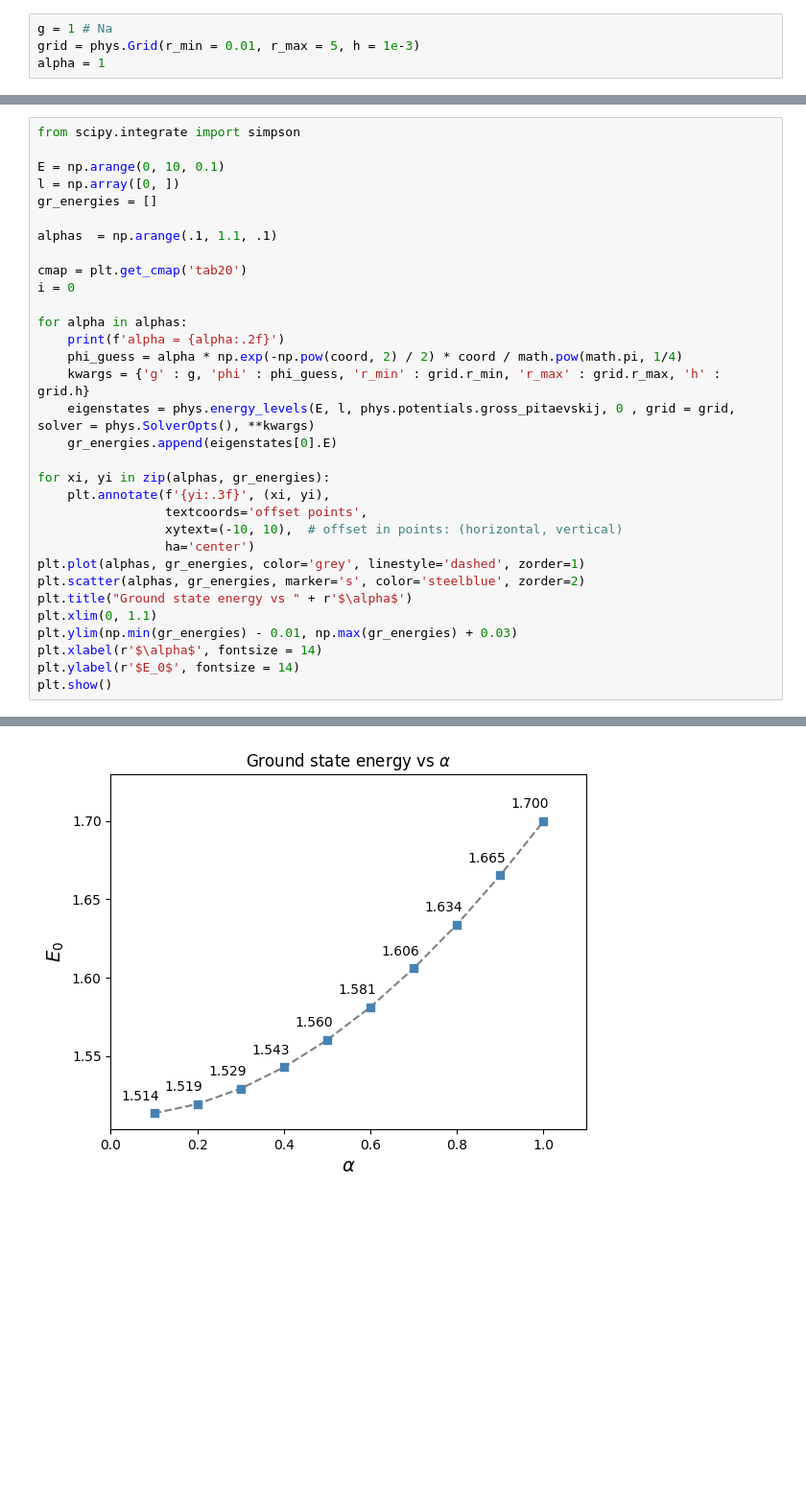
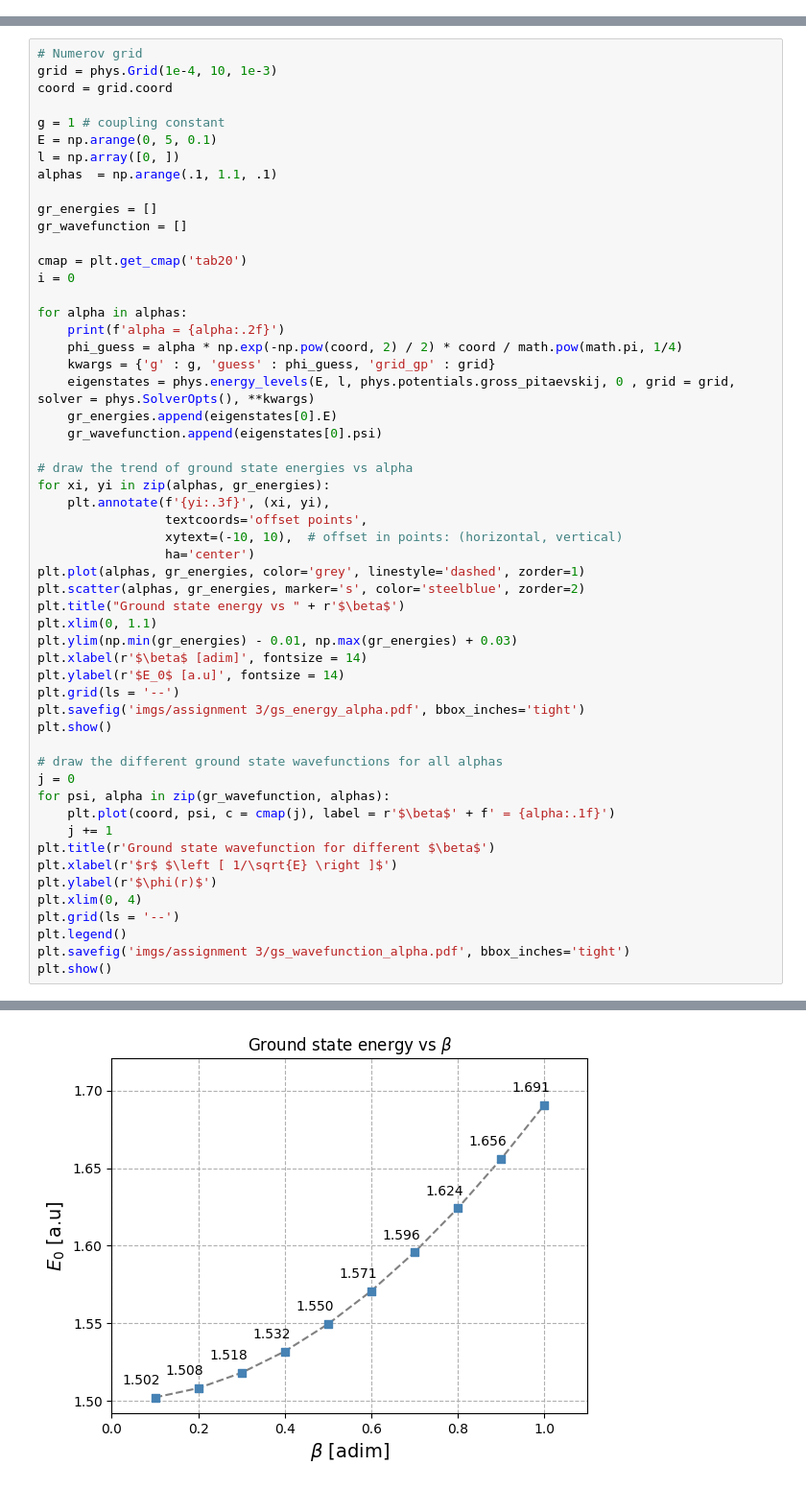
Before and after one commit to ihategoto/physipy, a Jupyter notebook: physipy/notebooks/bosons_gas.ipynb, the cells around one changed output, grey strips where cells are left out. Shown at 96% size. Saved outputs shown, nothing was run; the diff lists cells and outputs as text; blank space fills up the shorter version.

Commit message:
bosons_gas: new plots produced

```diff
--- a/physipy/notebooks/bosons_gas.ipynb
+++ b/physipy/notebooks/bosons_gas.ipynb
@@ -6,4 +6,0 @@ import math
-# %%
-g = 1 # Na
-grid = phys.Grid(r_min = 0.01, r_max = 5, h = 1e-3)
-alpha = 1
@@ -12,11 +7,15 @@ coord = np.arange(grid.r_min, grid.r_max + grid.h, grid.h)
 # %%
-from scipy.integrate import simpson
+# Numerov grid
+grid = phys.Grid(1e-4, 10, 1e-3)
+coord = grid.coord
 
-E = np.arange(0, 10, 0.1)
+g = 1 # coupling constant
+E = np.arange(0, 5, 0.1)
 l = np.array([0, ])
+alphas  = np.arange(.1, 1.1, .1)
+
 gr_energies = []
-
-alphas  = np.arange(.1, 1.1, .1)
+gr_wavefunction = []
 
 cmap = plt.get_cmap('tab20')
 i = 0
@@ -24,10 +23,12 @@ i = 0
 for alpha in alphas:
     print(f'alpha = {alpha:.2f}')
     phi_guess = alpha * np.exp(-np.pow(coord, 2) / 2) * coord / math.pow(math.pi, 1/4)
-    kwargs = {'g' : g, 'phi' : phi_guess, 'r_min' : grid.r_min, 'r_max' : grid.r_max, 'h' : grid.h}
+    kwargs = {'g' : g, 'guess' : phi_guess, 'grid_gp' : grid}
     eigenstates = phys.energy_levels(E, l, phys.potentials.gross_pitaevskij, 0 , grid = grid, solver = phys.SolverOpts(), **kwargs)
     gr_energies.append(eigenstates[0].E)
+    gr_wavefunction.append(eigenstates[0].psi)
 
+# draw the trend of ground state energies vs alpha
 for xi, yi in zip(alphas, gr_energies):
     plt.annotate(f'{yi:.3f}', (xi, yi),
                  textcoords='offset points',
@@ -35,11 +36,27 @@ for xi, yi in zip(alphas, gr_energies):
                  ha='center')
 plt.plot(alphas, gr_energies, color='grey', linestyle='dashed', zorder=1)
 plt.scatter(alphas, gr_energies, marker='s', color='steelblue', zorder=2)
-plt.title("Ground state energy vs " + r'$\alpha$')
+plt.title("Ground state energy vs " + r'$\beta$')
 plt.xlim(0, 1.1)
 plt.ylim(np.min(gr_energies) - 0.01, np.max(gr_energies) + 0.03)
-plt.xlabel(r'$\alpha$', fontsize = 14)
-plt.ylabel(r'$E_0$', fontsize = 14)
+plt.xlabel(r'$\beta$ [adim]', fontsize = 14)
+plt.ylabel(r'$E_0$ [a.u]', fontsize = 14)
+plt.grid(ls = '--')
+plt.savefig('imgs/assignment 3/gs_energy_alpha.pdf', bbox_inches='tight')
 plt.show()
+
+# draw the different ground state wavefunctions for all alphas
+j = 0
+for psi, alpha in zip(gr_wavefunction, alphas):
+    plt.plot(coord, psi, c = cmap(j), label = r'$\beta$' + f' = {alpha:.1f}')
+    j += 1
+plt.title(r'Ground state wavefunction for different $\beta$')
+plt.xlabel(r'$r$ $\left [ 1/\sqrt{E} \right ]$')
+plt.ylabel(r'$\phi(r)$')
+plt.xlim(0, 4)
+plt.grid(ls = '--')
+plt.legend()
+plt.savefig('imgs/assignment 3/gs_wavefunction_alpha.pdf', bbox_inches='tight')
+plt.show()
 # %% [output]
 alpha = 0.10
@@ -62 +72 @@ Found energy at : E = 9.602 l = 0 h = 0.001
-[figure, old version]
+[figure, new version]
```
Also changed, not shown: parts of 6 cells of this notebook.
